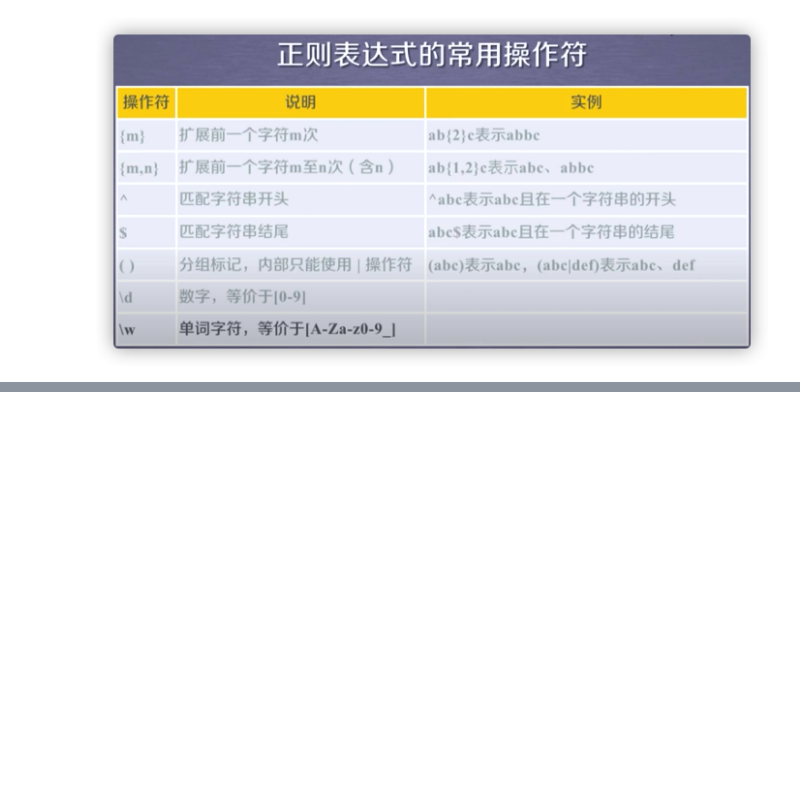
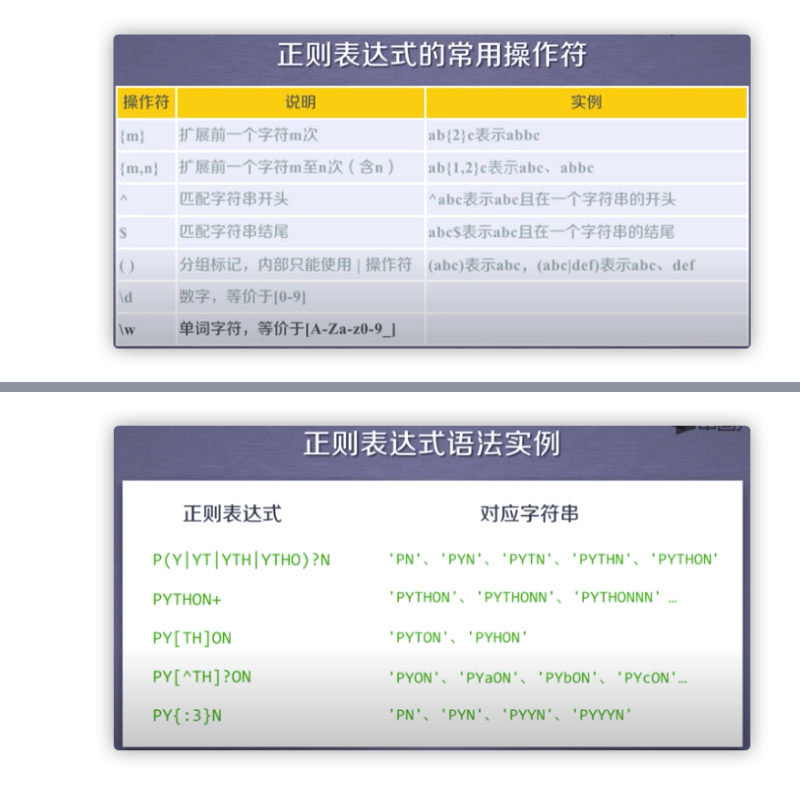
Before and after one commit to paxton615/Notes, a Jupyter notebook: Web_scrapping/regular_expression.ipynb, the cells around one changed output, grey strips where cells are left out. Saved outputs shown, nothing was run; the diff lists cells and outputs as text; code cells hidden in the pictures; blank space fills up the shorter version.

```diff
--- a/Web_scrapping/regular_expression.ipynb
+++ b/Web_scrapping/regular_expression.ipynb
@@ -54,0 +61,4 @@ add_pics('re7.png')
+# %%
+add_pics('re8.png')
+# %% [output]
+[figure, added]
```
Also changed, not shown: parts of 1 cell of this notebook, 1 other file.
